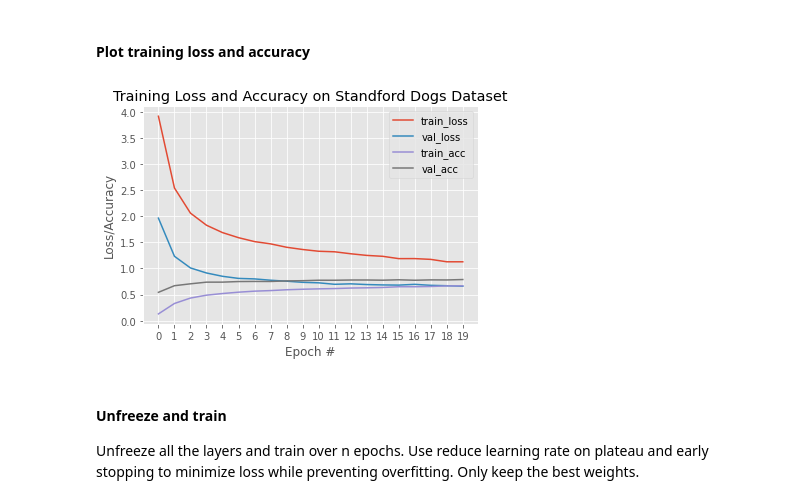
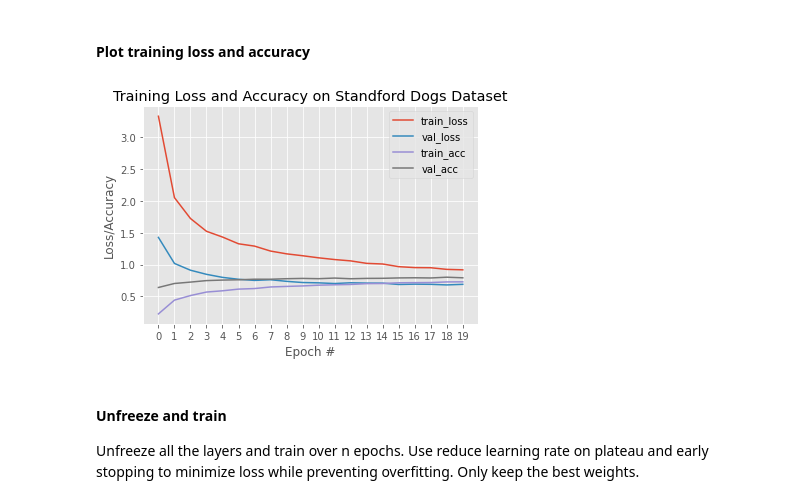
Before and after one commit to af001/Vision, a Jupyter notebook: notebooks/with_annotations_dog-breeds.ipynb, the cells around one changed output. Drawn from its saved outputs; the diff is of its cells as text; code cells hidden in the pictures.

```diff
--- a/notebooks/with_annotations_dog-breeds.ipynb
+++ b/notebooks/with_annotations_dog-breeds.ipynb
@@ -301,11 +295,10 @@ backbone = tf.keras.applications.DenseNet121(input_tensor=inp,
 #backbone = tf.keras.applications.DenseNet169(input_tensor=inp,
 #                                             weights="/content/input/DenseNet-BC-169-32-no-top.h5",
 #                                             include_top=False)
-
 x = backbone.output
 x = tf.keras.layers.GlobalAveragePooling2D()(x)
 x = tf.keras.layers.Dense(1024, activation="relu")(x)
-x = tf.keras.layers.Dropout(0.5)(x)
+x = tf.keras.layers.Dropout(0.2)(x)
 x = tf.keras.layers.Dense(512, activation="relu")(x)
 x = tf.keras.layers.Dropout(0.5)(x)
 outp = tf.keras.layers.Dense(num_classes, activation="softmax")(x)
@@ -322,19 +315,15 @@ opt = tf.keras.optimizers.Adamax(
     learning_rate=0.001, beta_1=0.9, beta_2=0.999, epsilon=1e-07, name='Adamax')
 
 model.compile(optimizer=opt,
-              loss="categorical_crossentropy",
-              metrics=["acc"])
+              loss='categorical_crossentropy',
+              metrics=['accuracy'])
 
-history = model.fit_generator(generator=train_gen,
-                              steps_per_epoch=len(train_gen),
-                              validation_data=val_gen,
-                              validation_steps=len(val_gen),
-                              epochs=epochs)
+print(model.summary())
 
 # As per the warning, model.fit now accecpts image generator.
-#history = model.fit(generator=train_gen,
-#                    steps_per_epoch=len(train_gen),
-#                    validation_data=val_gen,
-#                    validation_steps=len(val_gen),
-#                    epochs=epochs)
+history = model.fit(train_gen,
+                    steps_per_epoch=len(train_gen),
+                    validation_data=val_gen,
+                    validation_steps=len(val_gen),
+                    epochs=epochs)
 # %% [output]
@@ -360,19 +349,19 @@ Epoch 20/20
 # %%
 # plot the training loss and accuracy
 plt.style.use("ggplot")
 plt.figure()
 plt.plot(np.arange(0, epochs), history.history["loss"], label="train_loss")
 plt.plot(np.arange(0, epochs), history.history["val_loss"], label="val_loss")
-plt.plot(np.arange(0, epochs), history.history["acc"], label="train_acc")
-plt.plot(np.arange(0, epochs), history.history["val_acc"], label="val_acc")
+plt.plot(np.arange(0, epochs), history.history["accuracy"], label="train_acc")
+plt.plot(np.arange(0, epochs), history.history["val_accuracy"], label="val_acc")
 plt.title("Training Loss and Accuracy on Standford Dogs Dataset")
 plt.xlabel("Epoch #")
 plt.xticks(np.arange(0, epochs, 1.0))
 plt.ylabel("Loss/Accuracy")
 plt.legend(loc="upper right")
 plt.savefig("dogs_plot.png")
 # %% [output]
-[figure, old version]
+[figure, new version]
 # %% [markdown]
 #### Unfreeze and train
 Unfreeze all the layers and train over n epochs. Use reduce learning rate on plateau and early stopping to minimize loss while preventing overfitting. Only keep the best weights.
```
Also changed, not shown: parts of 21 cells of this notebook.
